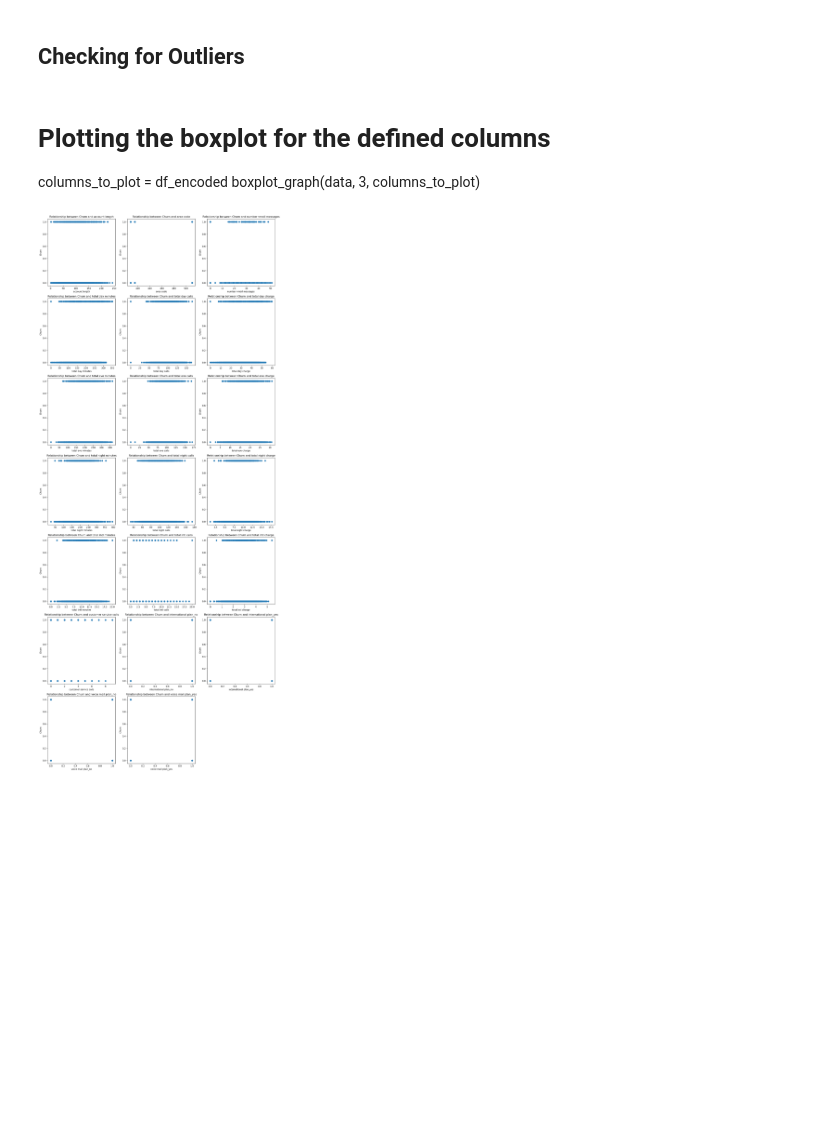
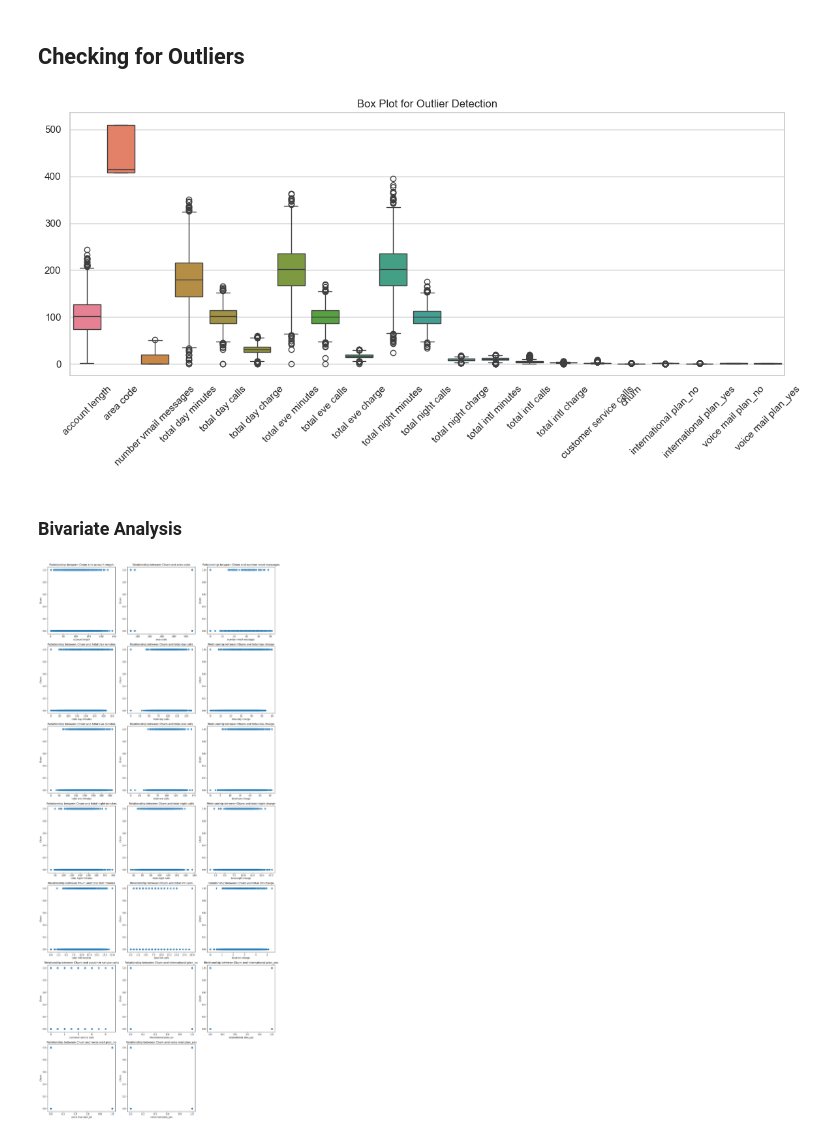
Before and after one commit to Bennie-Kibet/Phase_3_project, a Jupyter notebook: main.ipynb, the cells around one changed output. Saved outputs shown, nothing was run; the diff lists cells and outputs as text; code cells hidden in the pictures; blank space fills up the shorter version.

```diff
--- a/main.ipynb
+++ b/main.ipynb
@@ -64,6 +81,9 @@ Data columns (total 21 columns):
  20  churn                   3333 non-null   bool
 dtypes: bool(1), float64(8), int64(8), object(4)
 memory usage: 524.2+ KB
+# %%
+# To convert the missing values in the data into nan type
+data.replace('-', np.nan, inplace=True)
 # %%
 data.isna().sum()
 # %% [output]
@@ -344,7 +332,21 @@ def boxplot_graph(df1, number_of_columns, columns_to_plot):
-# %% [markdown]
-# Plotting the boxplot for the defined columns
-columns_to_plot = df_encoded
-boxplot_graph(data, 3, columns_to_plot)
+# %%
+# Set style for better visuals
+sns.set(style="whitegrid")
+
+# Plot boxplots for all numeric columns
+plt.figure(figsize=(12, 6))
+sns.boxplot(data=df_encoded)
+
+# Rotate x-axis labels for readability
+plt.xticks(rotation=45)
+
+plt.title("Box Plot for Outlier Detection")
+plt.tight_layout()
+plt.show()
+# %% [output]
+[figure, added]
+# %% [markdown]
+### Bivariate Analysis
 # %%
 # Examine the relationships between 'churn' and several independent variables through scatter plots
 variables = df_encoded.drop('churn', axis=1)
```
Also changed, not shown: parts of 27 cells of this notebook.
